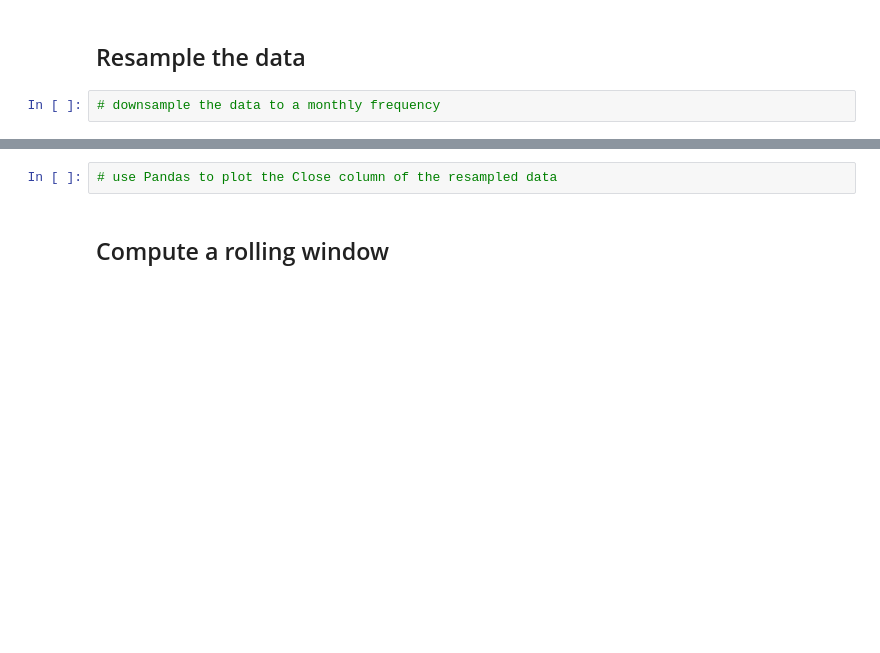
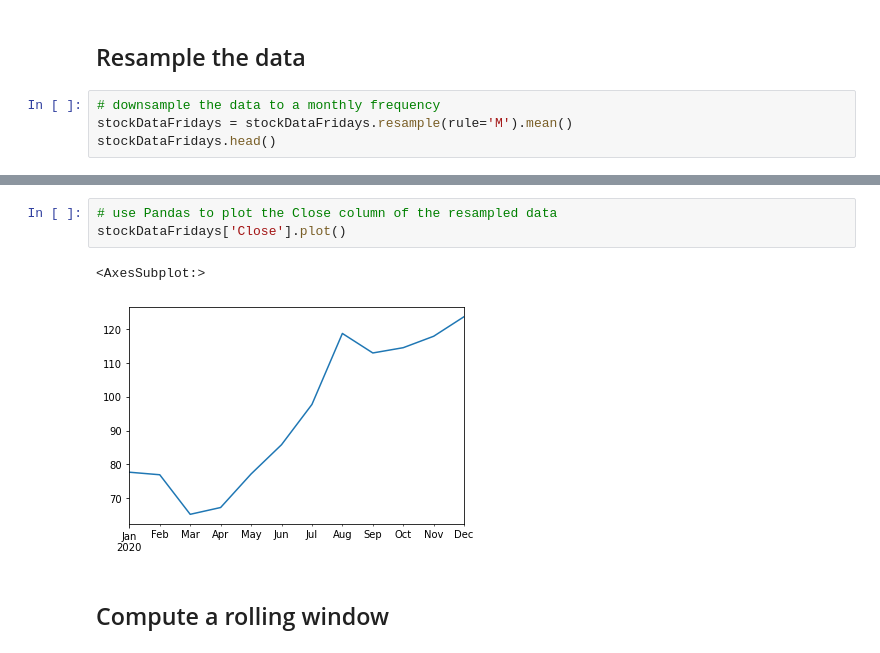
Before and after one commit to TJ-Mothokho/Murach-s-Python-for-Data-Analysis, a Jupyter notebook: Chapter 9/ex_9-1_stocks.ipynb, the cells around one changed output, grey strips where cells are left out. Saved outputs shown, nothing was run; the diff lists cells and outputs as text; blank space fills up the shorter version.

Commit message:
Resample and plotted the reindexed data

```diff
--- a/Chapter 9/ex_9-1_stocks.ipynb
+++ b/Chapter 9/ex_9-1_stocks.ipynb
@@ -112,3 +112,5 @@ stockDataFridays['Close'].plot()
 ## Resample the data
 # %%
 # downsample the data to a monthly frequency
+stockDataFridays = stockDataFridays.resample(rule='M').mean()
+stockDataFridays.head()
@@ -115,5 +124,9 @@ stockDataFridays['Close'].plot()
 # %%
 # use Pandas to plot the Close column of the resampled data
+stockDataFridays['Close'].plot()
+# %% [output]
+<AxesSubplot:>
+[figure, added]
 # %% [markdown]
 ## Compute a rolling window
 # %%
```
Also changed, not shown: parts of 1 cell of this notebook.
